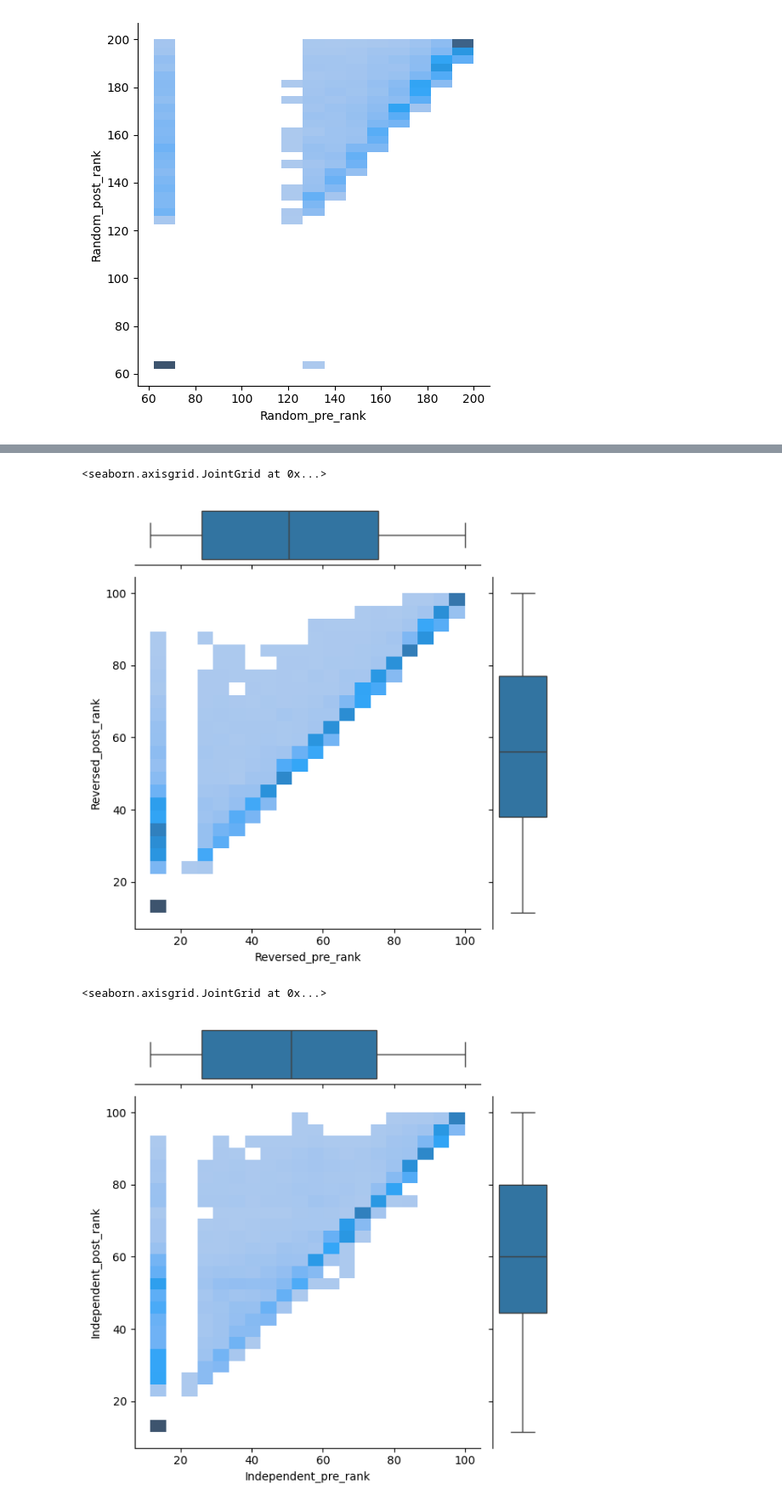
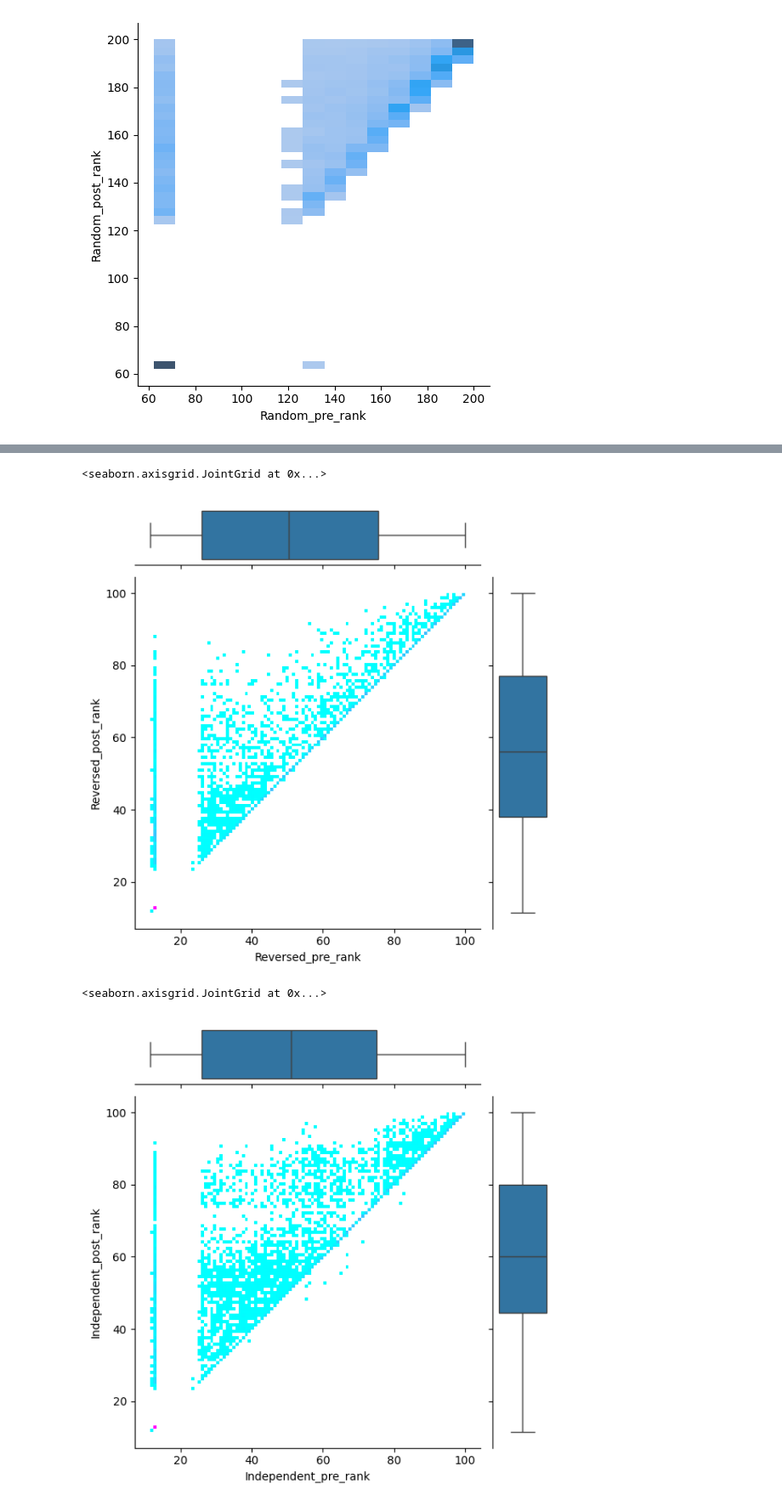
Before and after one commit to Poutchy/temp, a Jupyter notebook: EBA_graph.ipynb, the cells around one changed output, grey strips where cells are left out. Shown at 85% size. Saved outputs shown, nothing was run; the diff lists cells and outputs as text; code cells hidden in the pictures.

```diff
--- a/EBA_graph.ipynb
+++ b/EBA_graph.ipynb
@@ -934,16 +974,16 @@ g.plot_marginals(sns.boxplot)
 # %%
 g = sns.JointGrid(data=data, x="Reversed_pre_rank", y="Reversed_post_rank")
-g.plot_joint(sns.histplot)
+g.plot_joint(sns.histplot, bins=100, cmap="cool")
 g.plot_marginals(sns.boxplot)
 # %% [output]
 <seaborn.axisgrid.JointGrid at 0x...>
-[figure, old version]
+[figure, new version]
 # %%
 g = sns.JointGrid(data=data, x="Independent_pre_rank", y="Independent_post_rank")
-g.plot_joint(sns.histplot)
+g.plot_joint(sns.histplot, bins=100, cmap="cool")
 g.plot_marginals(sns.boxplot)
 # %% [output]
 <seaborn.axisgrid.JointGrid at 0x...>
-[figure, old version]
+[figure, new version]
 # %%
 g = sns.JointGrid(data=data, x="Random_pre_rank", y="Random_post_rank")
```
Also changed, not shown: parts of 8 cells of this notebook.
